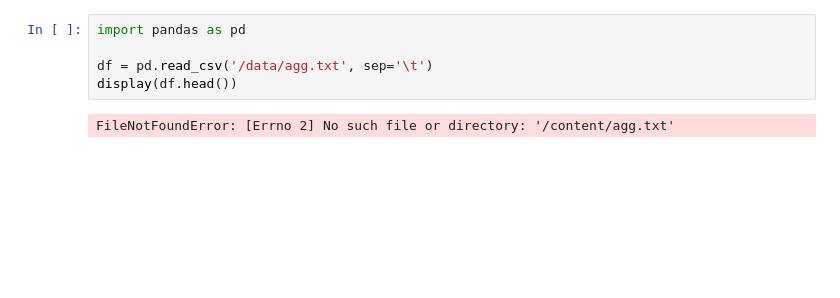
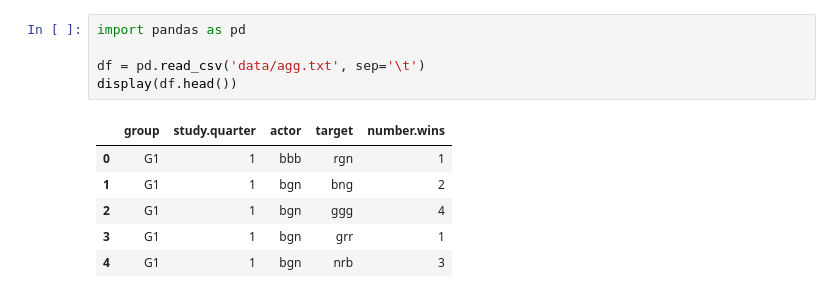
Before and after one commit to rahulsunilkumar/BIOL4559homework, a Jupyter notebook: project.ipynb, the cells around one changed output. Cells and saved outputs as stored; diff of their text form; blank space fills up the shorter version.

```diff
--- a/project.ipynb
+++ b/project.ipynb
@@ -1,7 +1,12 @@
 # %%
 import pandas as pd
 
-df = pd.read_csv('/data/agg.txt', sep='\t')
+df = pd.read_csv('data/agg.txt', sep='\t')
 display(df.head())
 # %% [output]
-FileNotFoundError: [Errno 2] No such file or directory: '/content/agg.txt'
+|  | group | study.quarter | actor | target | number.wins |
+| 0 | G1 | 1 | bbb | rgn | 1 |
+| 1 | G1 | 1 | bgn | bng | 2 |
+| 2 | G1 | 1 | bgn | ggg | 4 |
+| 3 | G1 | 1 | bgn | grr | 1 |
+| 4 | G1 | 1 | bgn | nrb | 3 |
```
Also changed, not shown: parts of 8 cells of this notebook, 3 other files.
